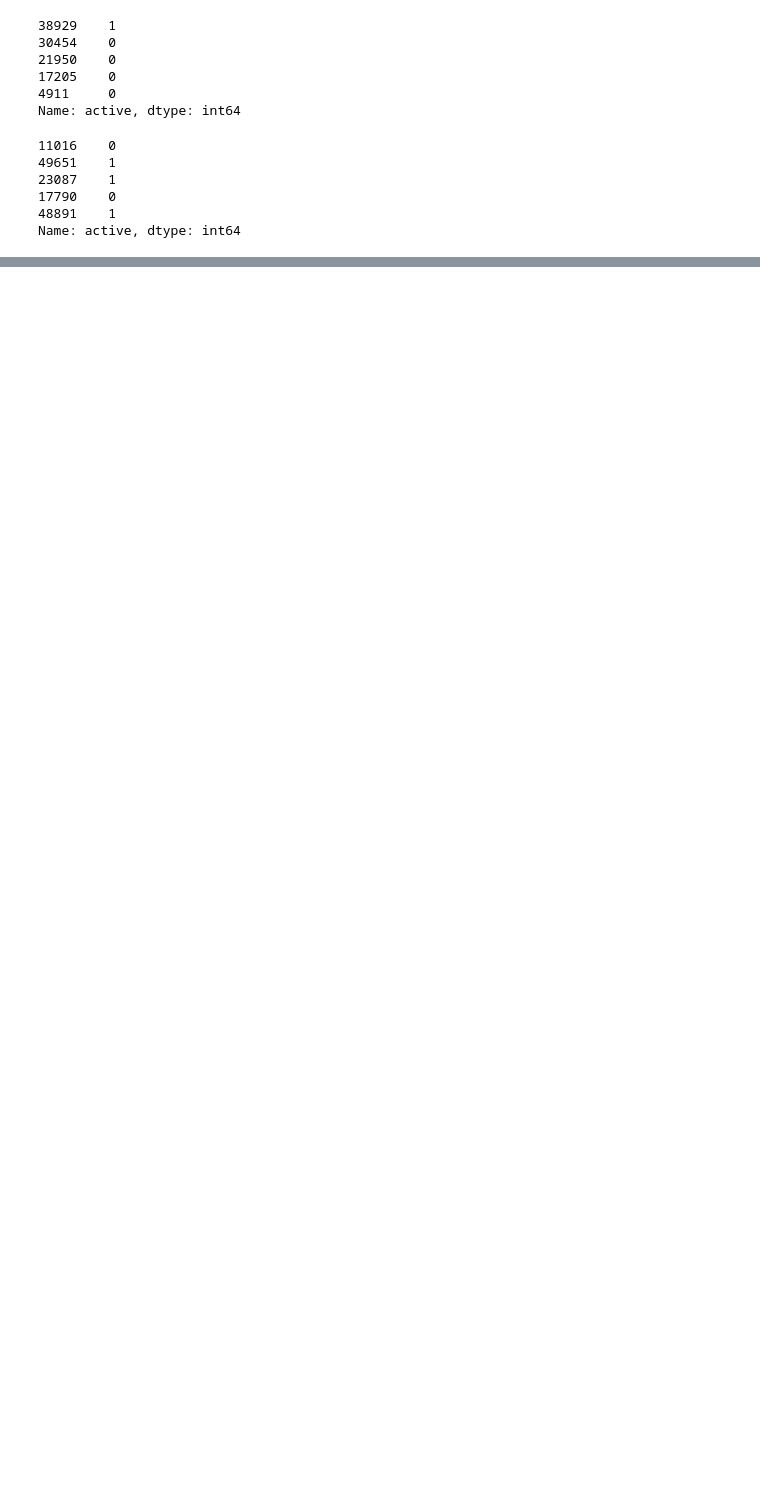
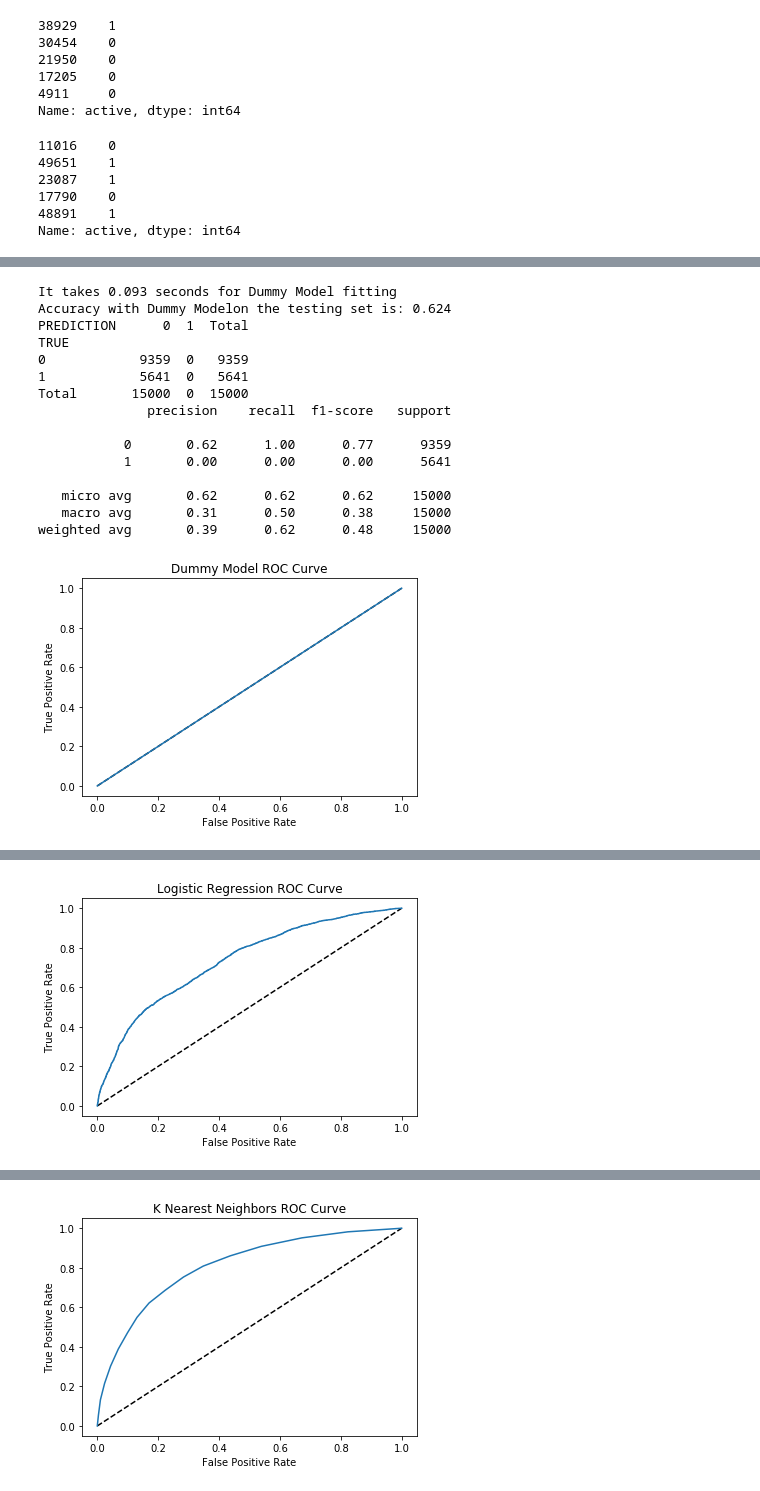
Before and after one commit to milesin3d/Springboard-MiniProjects, a Jupyter notebook: Ultimate Technologies Inc/Utimate_Technologies_Inc.ipynb, the cells around one changed output, grey strips where cells are left out. Saved outputs shown, nothing was run; the diff lists cells and outputs as text; code cells hidden in the pictures; blank space fills up the shorter version.

Commit message:
tested multiple models

```diff
--- a/Ultimate Technologies Inc/Utimate_Technologies_Inc.ipynb
+++ b/Ultimate Technologies Inc/Utimate_Technologies_Inc.ipynb
@@ -828,0 +954,5 @@ Models-Classification
+# %%
+# fill in nan values in column 'phone' with unknown
+# first add the category, then replace the nan values
+
+df['phone'] = df['phone'].cat.add_categories('Unknown').fillna('Unknown')
@@ -828,0 +1167,12 @@ Models-Classification
+# %%
+classifier_dm = DummyClassifier(strategy="most_frequent", random_state=0)
+classifier_lr = LogisticRegression(solver='liblinear', random_state=0)
+classifier_knn = KNeighborsClassifier()
+classifier_svm = SVC(random_state=0)
+classifier_dt = DecisionTreeClassifier(random_state=0)
+classifier_rf = RandomForestClassifier(random_state=0)
+classifier_nb = GaussianNB()
+
+classifiers = [classifier_dm, classifier_lr, classifier_knn,
+               classifier_svm, classifier_dt, classifier_rf,
+               classifier_nb]
@@ -828,0 +1246,61 @@ Models-Classification
+# %%
+
+# add classifier to the preprocessor
+
+# dummy model
+pipeline = Pipeline(steps=[('preprocessor', preprocessor),
+                 ('classifier', classifier_dm)])
+dm_cv = train_and_score_model('Dummy Model', pipeline, param_grid_dm)
+
+
+# logistical regression
+pipeline = Pipeline(steps=[('preprocessor', preprocessor),
+                     ('classifier', classifier_lr)])
+lr_cv = train_and_score_model('Logistic Regression', pipeline, param_grid_lr)
+
+
+# k nearest neighbors
+pipeline = Pipeline(steps=[('preprocessor', preprocessor),
+                     ('classifier', classifier_knn)])
+knn_cv = train_and_score_model('K Nearest Neighbors', pipeline, param_grid_knn)
+
+
+# support vector machine
+print('The SVM pipeline takes over 2 hours to complete.')
+#pipeline = Pipeline(steps=[('preprocessor', preprocessor),
+#                     ('classifier', classifier_svm)])
+#svm_cv = train_and_score_model('Support Vector Machine', pipeline, param_grid_svm)
+
+
+# decision tree
+pipeline = Pipeline(steps=[('preprocessor', preprocessor),
+                     ('classifier', classifier_dt)])
+dt_cv = train_and_score_model('Decision Tree', pipeline, param_grid_dt)
+
+
+# random forest
+pipeline = Pipeline(steps=[('preprocessor', preprocessor),
+                     ('classifier', classifier_rf)])
+rf_cv = train_and_score_model('Random Forest', pipeline, param_grid_rf)
+
+# GaussianNB
+pipeline = Pipeline(steps=[('preprocessor', preprocessor),
+                     ('classifier', classifier_nb)])
+nb_cv = train_and_score_model('Naive Bayes', pipeline, param_grid_nb)
+# %% [output]
+It takes 0.093 seconds for Dummy Model fitting
+Accuracy with Dummy Modelon the testing set is: 0.624
+PREDICTION      0  1  Total
+TRUE
+0            9359  0   9359
+1            5641  0   5641
+Total       15000  0  15000
+              precision    recall  f1-score   support
+
+           0       0.62      1.00      0.77      9359
+           1       0.00      0.00      0.00      5641
+
+   micro avg       0.62      0.62      0.62     15000
+   macro avg       0.31      0.50      0.38     15000
+weighted avg       0.39      0.62      0.48     15000
+[figure, added]
@@ -828,0 +1322 @@ Models-Classification
+[figure, added]
@@ -828,0 +1338 @@ Models-Classification
+[figure, added]
```
Also changed, not shown: parts of 79 cells of this notebook.
